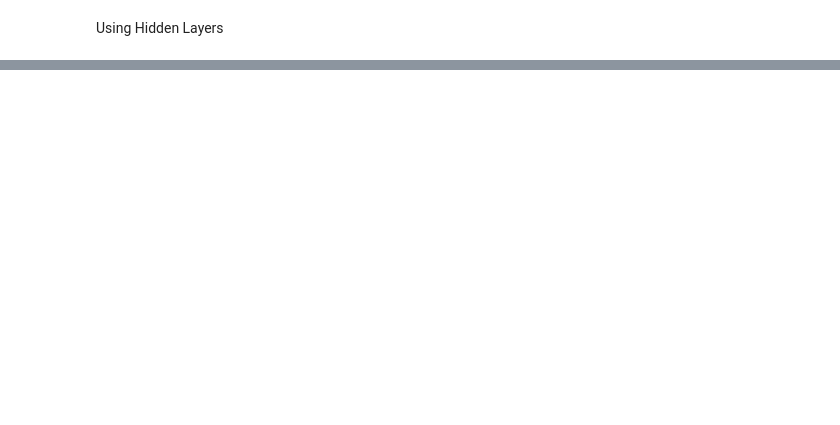
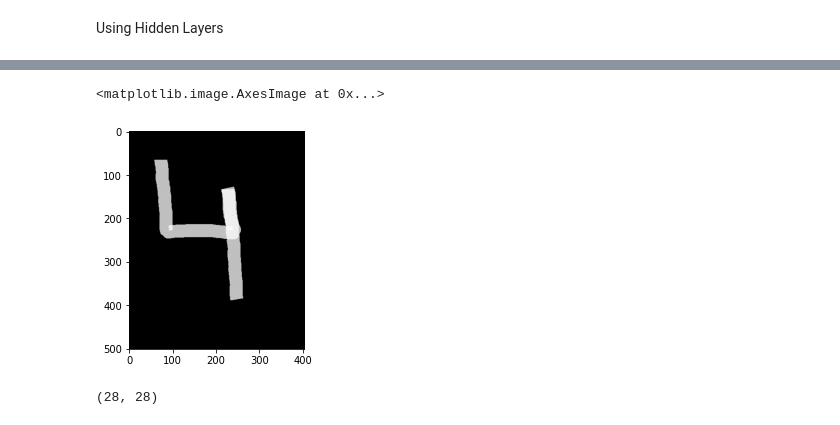
Before and after one commit to coding-with-rupam/LetsGrowMore, a Jupyter notebook: Handwritten_digits_classification_using_neural_network.ipynb, the cells around one changed output, grey strips where cells are left out. Saved outputs shown, nothing was run; the diff lists cells and outputs as text; code cells hidden in the pictures; blank space fills up the shorter version.

```diff
--- a/Handwritten_digits_classification_using_neural_network.ipynb
+++ b/Handwritten_digits_classification_using_neural_network.ipynb
@@ -201,0 +230,7 @@ Text(69.0, 0.5, 'Truth')
+# %%
+img2= cv2.imread('1.png')
+# %%
+plt.imshow(img2)
+# %% [output]
+<matplotlib.image.AxesImage at 0x...>
+[figure, added]
@@ -201,0 +241,4 @@ Text(69.0, 0.5, 'Truth')
+# %%
+resized2.shape
+# %% [output]
+(28, 28)
```
Also changed, not shown: parts of 27 cells of this notebook.
